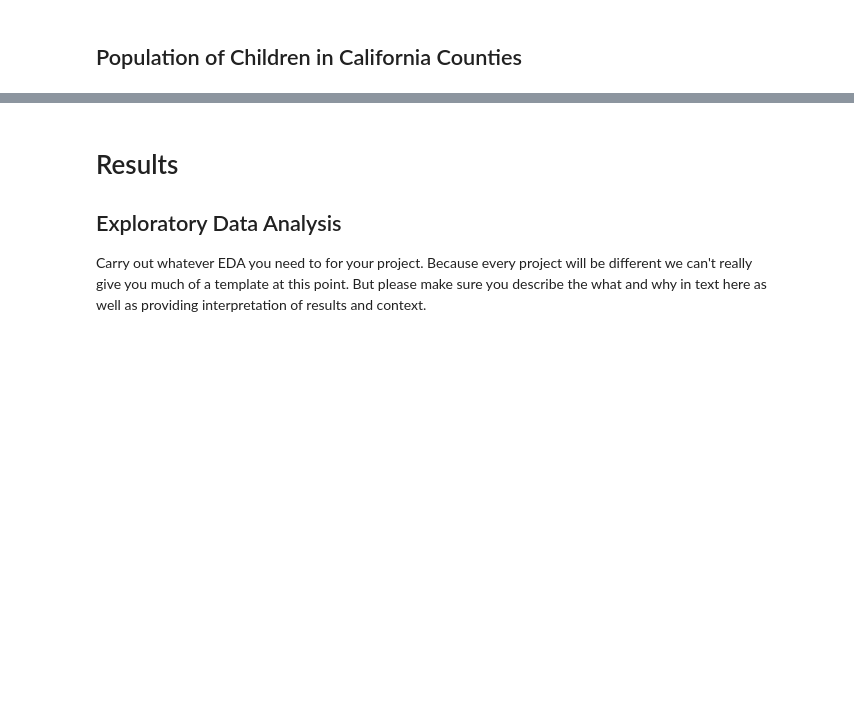
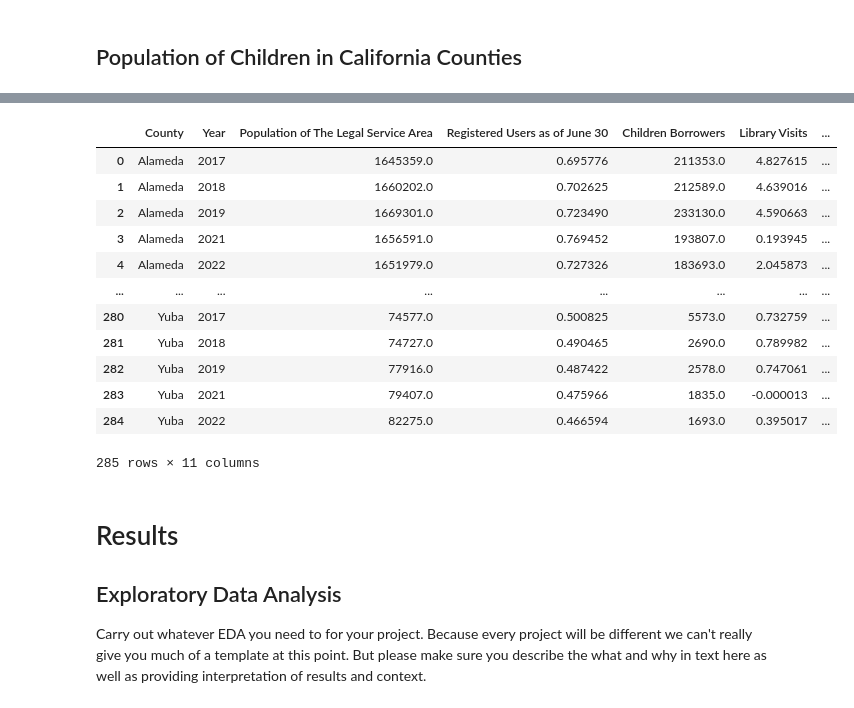
Before and after one commit to KaitlynChou/COGS-108-Project, a Jupyter notebook: EDACheckpoint_Group057_WI24.ipynb, the cells around one changed output, grey strips where cells are left out. Drawn from its saved outputs; the diff is of its cells as text; code cells hidden in the pictures; blank space fills up the shorter version.

```diff
--- a/EDACheckpoint_Group057_WI24.ipynb
+++ b/EDACheckpoint_Group057_WI24.ipynb
@@ -360,10 +360,3 @@ for p, s in zip(population[population['CTYNAME'] == 'Plumas County'].index, popu
     population.loc[p, 'AGE513_TOT'] += population.loc[s, 'AGE513_TOT']
 # %%
 population = population.drop(population[population['CTYNAME'] == 'Sierra County'].index)
-# %%
-population = population['AGE513_TOT'].tolist()
-
-# combine with library dataset
-# this isn't working
-new_libraries['Child Population'] = population
-# do math to get numbers out of every 1,000 kids or does this go in EDA section
@@ -370,3 +379,25 @@ new_libraries['Child Population'] = population
+# %%
+# new dataframe for per person/per child
+
+child_var = ['Children Borrowers', 'Circulation of Childrens Materials', "# of Children's Programs", "Children's Program Attendance", 'Child Population']
+libraries_perchild = new_libraries.copy()
+libraries_perchild['Registered Users as of June 30'] = libraries_perchild['Registered Users as of June 30'] / libraries_perchild['Population of The Legal Service Area']
+libraries_perchild['Library Visits'] = libraries_perchild['Library Visits'] / libraries_perchild['Population of The Legal Service Area']
+libraries_perchild
+# %% [output]
+|  | County | Year | Population of The Legal Service Area | Registered Users as of June 30 | Children Borrowers | Library Visits | ... |
+| 0 | Alameda | 2017 | 1645359.0 | 0.695776 | 211353.0 | 4.827615 | ... |
+| 1 | Alameda | 2018 | 1660202.0 | 0.702625 | 212589.0 | 4.639016 | ... |
+| 2 | Alameda | 2019 | 1669301.0 | 0.723490 | 233130.0 | 4.590663 | ... |
+| 3 | Alameda | 2021 | 1656591.0 | 0.769452 | 193807.0 | 0.193945 | ... |
+| 4 | Alameda | 2022 | 1651979.0 | 0.727326 | 183693.0 | 2.045873 | ... |
+| ... | ... | ... | ... | ... | ... | ... | ... |
+| 280 | Yuba | 2017 | 74577.0 | 0.500825 | 5573.0 | 0.732759 | ... |
+| 281 | Yuba | 2018 | 74727.0 | 0.490465 | 2690.0 | 0.789982 | ... |
+| 282 | Yuba | 2019 | 77916.0 | 0.487422 | 2578.0 | 0.747061 | ... |
+| 283 | Yuba | 2021 | 79407.0 | 0.475966 | 1835.0 | -0.000013 | ... |
+| 284 | Yuba | 2022 | 82275.0 | 0.466594 | 1693.0 | 0.395017 | ... |
+285 rows × 11 columns
 # %% [markdown]
 # Results
 
```
Also changed, not shown: parts of 3 cells of this notebook, 1 other file.
